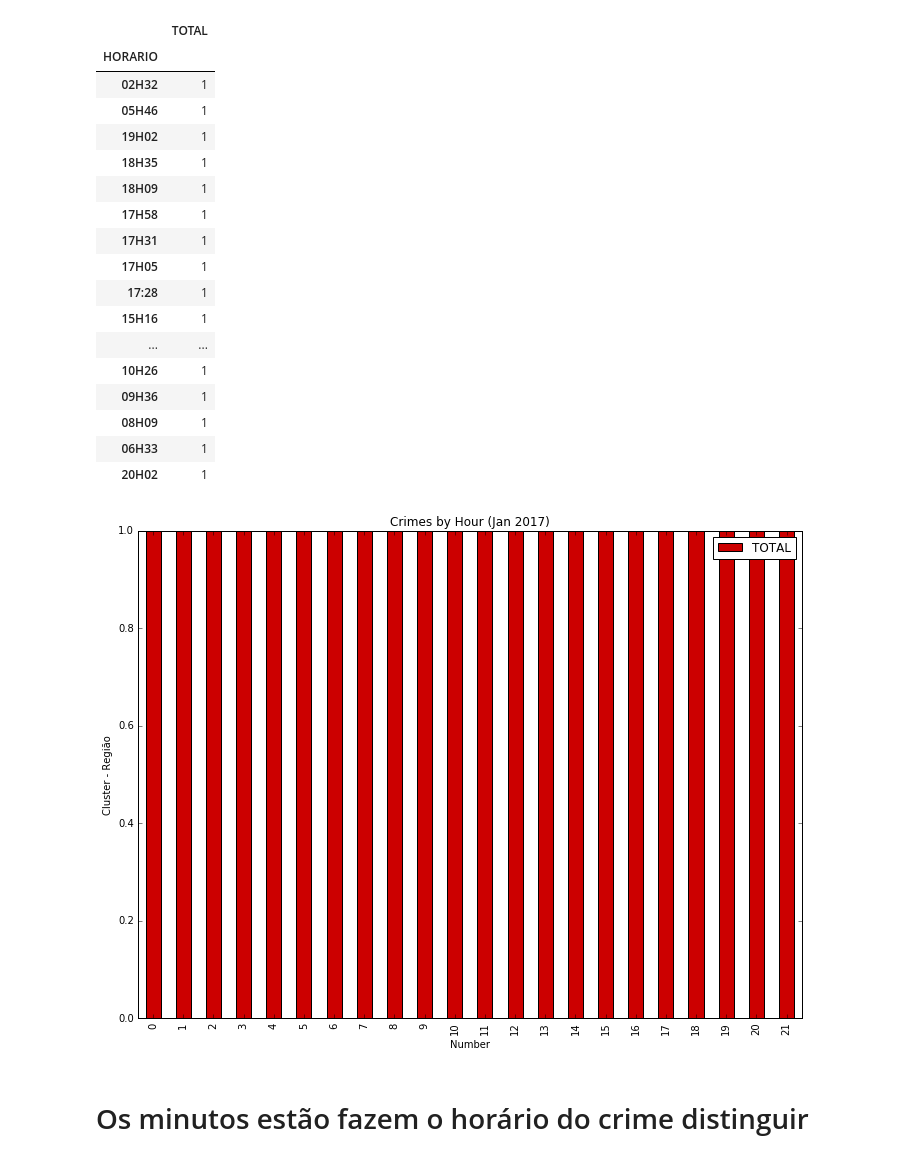
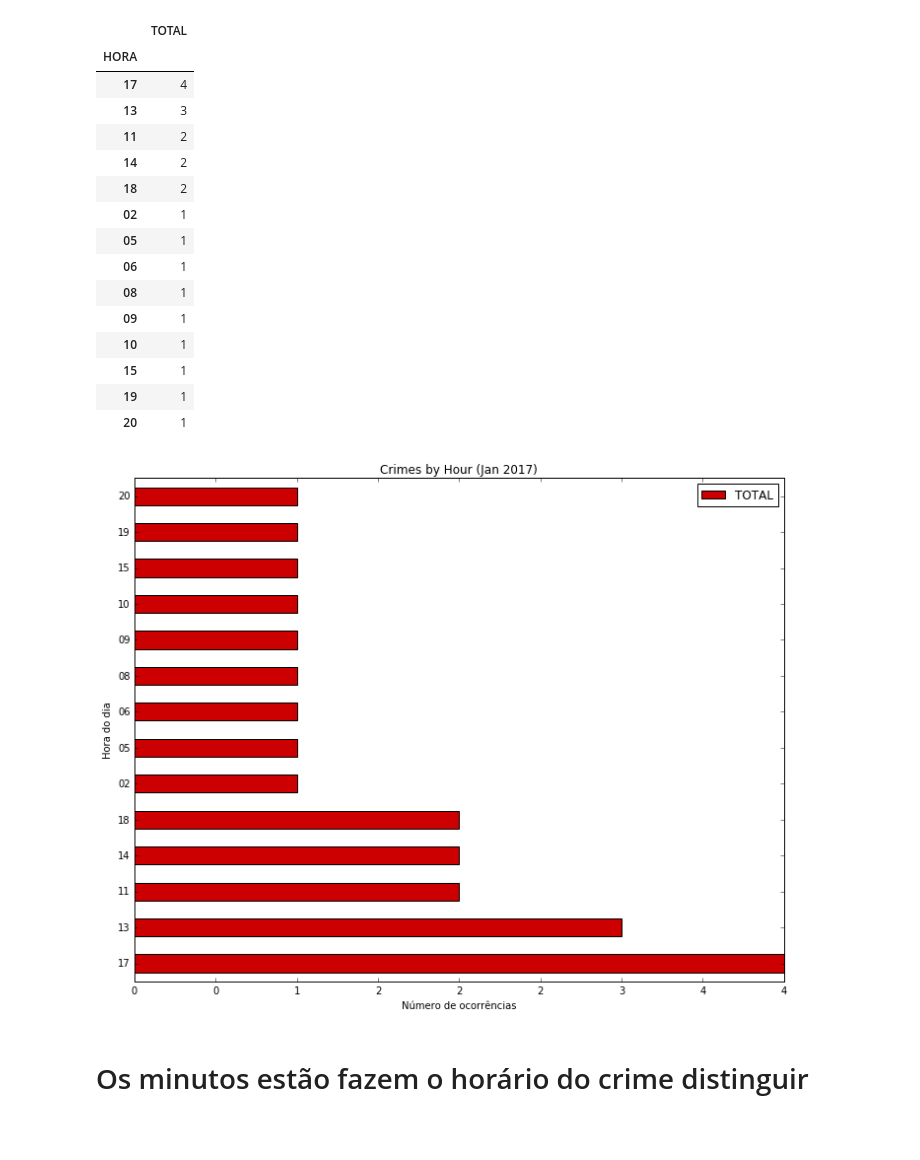
Before and after one commit to netodeolino/TCC, a Jupyter notebook: TCC 02/Testes de Análises/Análise sobre o horário.ipynb, the cells around one changed output. Drawn from its saved outputs; the diff is of its cells as text; code cells hidden in the pictures; blank space fills up the shorter version.

Commit message:
up images test

```diff
--- a/TCC 02/Testes de Análises/Análise sobre o horário.ipynb
+++ b/TCC 02/Testes de Análises/Análise sobre o horário.ipynb
@@ -5,11 +5,11 @@ df = pandas.read_csv("./Cluster-Crime-Janeiro.csv")
 # %%
 novo = df[df['CLUSTER'] == 1] #Fazer For loop para percorrer todas regiões
 # %%
-crime_hours = novo[['HORARIO']]
+crime_hours = novo[['HORA']]
 # %%
-crime_hours_total = crime_hours.groupby('HORARIO').size()
+crime_hours_total = crime_hours.groupby('HORA').size()
 # %%
-crime_hours_counts = novo[['HORARIO']].groupby('HORARIO').sum()
+crime_hours_counts = novo[['HORA']].groupby('HORA').sum()
 # %%
 crime_hours_counts['TOTAL'] = crime_hours_total
 # %%
@@ -18,37 +18,35 @@ all_hours_types = crime_hours_counts.sort_values(by='TOTAL', ascending=False)
 all_hours_types
 # %% [output]
 |  | TOTAL |
-| HORARIO |  |
-| 02H32 | 1 |
-| 05H46 | 1 |
-| 19H02 | 1 |
-| 18H35 | 1 |
-| 18H09 | 1 |
-| 17H58 | 1 |
-| 17H31 | 1 |
-| 17H05 | 1 |
-| 17:28 | 1 |
-| 15H16 | 1 |
-| ... | ... |
-| 10H26 | 1 |
-| 09H36 | 1 |
-| 08H09 | 1 |
-| 06H33 | 1 |
-| 20H02 | 1 |
+| HORA |  |
+| 17 | 4 |
+| 13 | 3 |
+| 11 | 2 |
+| 14 | 2 |
+| 18 | 2 |
+| 02 | 1 |
+| 05 | 1 |
+| 06 | 1 |
+| 08 | 1 |
+| 09 | 1 |
+| 10 | 1 |
+| 15 | 1 |
+| 19 | 1 |
+| 20 | 1 |
 # %%
 import matplotlib.pyplot as plt
 import numpy as np
 import matplotlib.ticker as ticker
 # %%
-all_hours_types.plot(kind='bar', figsize=(10,8), color='#cc0000')
+all_hours_types.plot(kind='barh', figsize=(10,8), color='#cc0000')
 plt.title('Crimes by Hour (Jan 2017)')
-plt.xlabel('Number')
-plt.ylabel('Cluster - Região')
+plt.xlabel('Número de ocorrências')
+plt.ylabel('Hora do dia')
 plt.tight_layout()
 ax = plt.gca()
 ax.xaxis.set_major_formatter(ticker.StrMethodFormatter('{x:,.0f}'))
 plt.show()
 # %% [output]
-[figure, old version]
+[figure, new version]
 # %% [markdown]
 # Os minutos estão fazem o horário do crime distinguir
```
Also changed, not shown: parts of 3 cells of this notebook, 7 other files.
